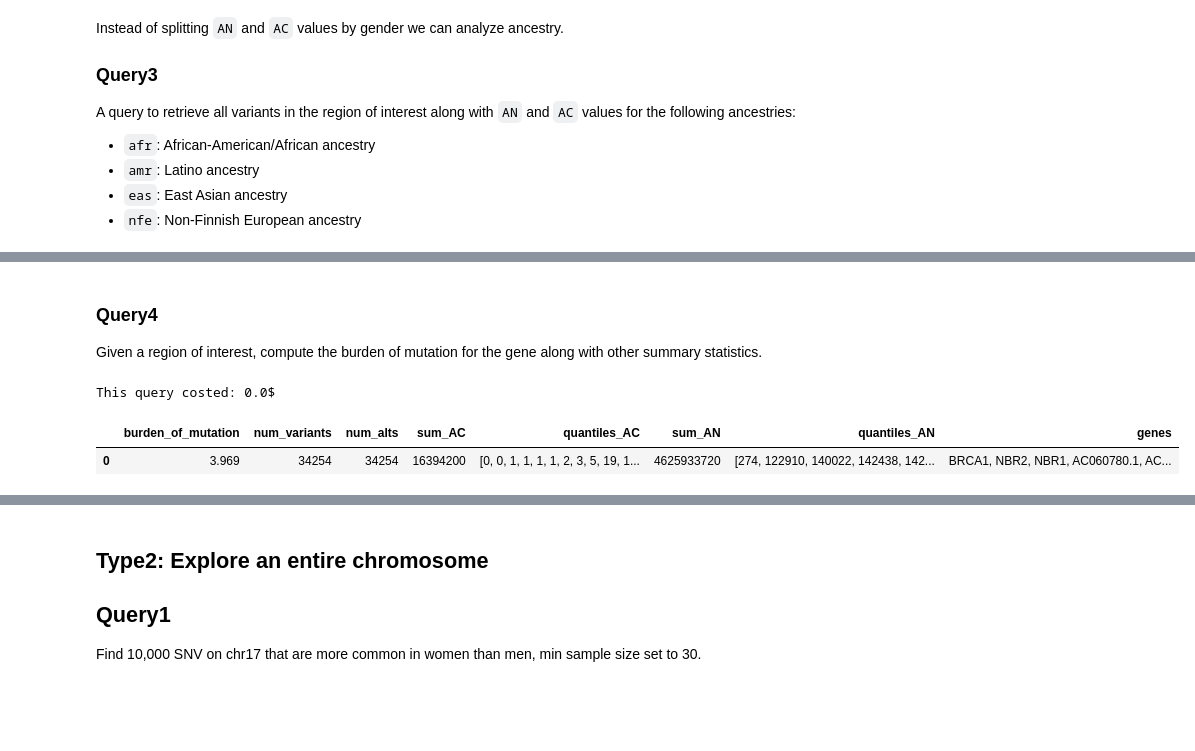
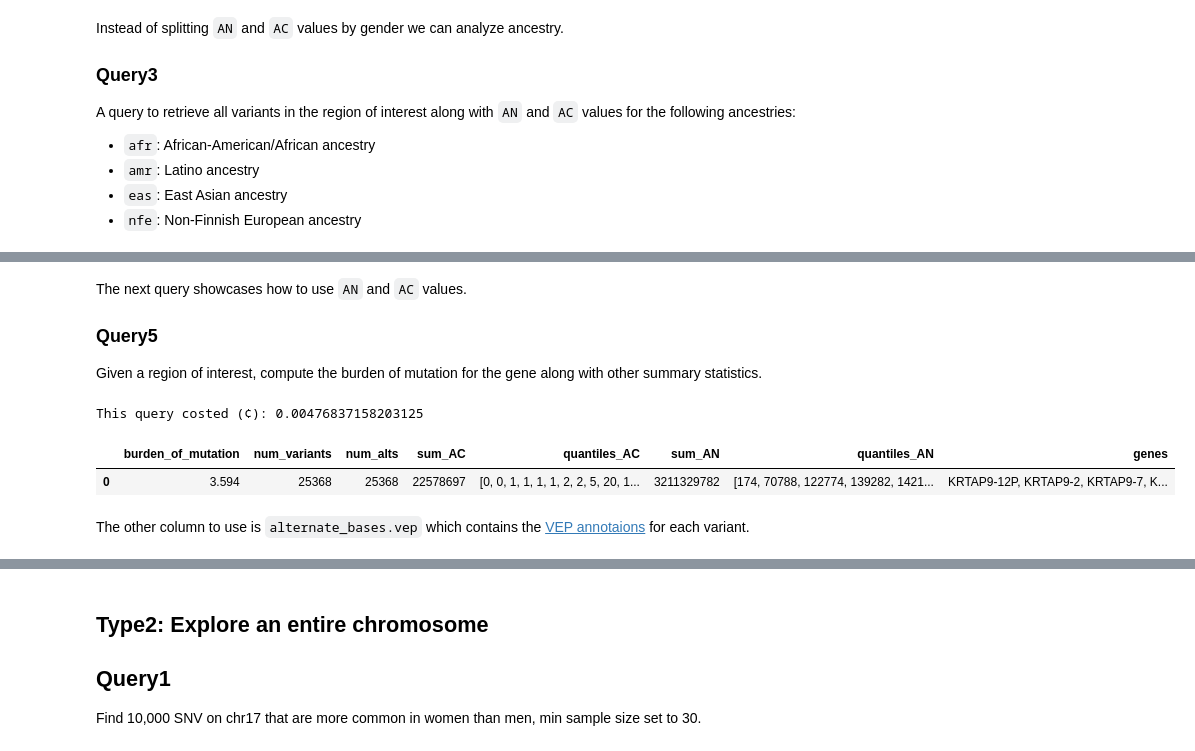
Before and after one commit to samanvp/variant-processing-in-BigQuery, a Jupyter notebook: gnomAD/gnomAD.ipynb, the cells around one changed output, grey strips where cells are left out. Saved outputs shown, nothing was run; the diff lists cells and outputs as text; code cells hidden in the pictures; blank space fills up the shorter version.

Commit message:
gnomAD queries update
Version3

```diff
--- a/gnomAD/gnomAD.ipynb
+++ b/gnomAD/gnomAD.ipynb
@@ -68,8 +68,8 @@ interact(f, x='BRCA1');
 Dropdown(description='chromosome:', index=16, options=('chr1', 'chr2', 'chr3', 'chr4', 'chr5', 'chr6', 'chr7',…
 # %%
 # ToDo: Use ipywidgets to get inputs from user
-chromosome = 'chr17'
-gene_symbol = 'BRCA1'
+chromosome = 'chr4'
+gene_symbol = 'SNCA'#'BRCA1'
 gnomad_version = 'v3_genomes'
 # %%
 from google.cloud import bigquery
@@ -220,0 +228,15 @@ This query costed (¢): 0.00476837158203125
+# %%
+query_template = """
+SELECT column_name, field_path, description
+FROM `bigquery-public-data`.gnomAD.INFORMATION_SCHEMA.COLUMN_FIELD_PATHS
+WHERE table_name = "v2_1_1_genomes__chr17"
+      AND column_name IN (
+          SELECT COLUMN_NAME
+          FROM `bigquery-public-data`.gnomAD.INFORMATION_SCHEMA.COLUMNS
+          WHERE table_name = "v2_1_1_genomes__chr17")
+"""
+query = query_template.format(GNOMAD_VER=gnomad_version, CHROM=chromosome, X=x, Y=y)
+
+column_info = run_query(query)
+print('There are {} columns in `bigquery-public-data.gnomAD.{}__{}` table'.format(len(column_info.index), gnomad_version, chromosome))
+column_info.head(7)
@@ -221,37 +294,41 @@ This query costed (¢): 0.00476837158203125
 # %% [markdown]
-### Query4
+The next query showcases how to use `AN` and `AC` values.
+
+### Query5
 Given a region of interest, compute the burden of mutation for the gene along with other summary statistics.
 # %%
 query_template = """
 WITH summary_stats AS (
 SELECT
   COUNT(1) AS num_variants,
   SUM(ARRAY_LENGTH(alternate_bases)) AS num_alts,  # This data appears to be bi-allelic.
   SUM((SELECT alt.AC FROM UNNEST(alternate_bases) AS alt)) AS sum_AC,
   APPROX_QUANTILES((SELECT alt.AC FROM UNNEST(alternate_bases) AS alt), 10) AS quantiles_AC,
   SUM(AN) AS sum_AN,
   APPROX_QUANTILES(AN, 10) AS quantiles_AN,
   -- Also include some information from Variant Effect Predictor (VEP).
   STRING_AGG(DISTINCT (SELECT annot.symbol FROM UNNEST(alternate_bases) AS alt,
                                                 UNNEST(vep) AS annot LIMIT 1), ', ') AS genes
 FROM `bigquery-public-data.gnomAD.{GNOMAD_VER}__{CHROM}` AS main_table
 WHERE start_position >= {X} AND start_position <= {Y})
 ---
 --- The resulting quantiles and burden_of_mutation score give a very rough idea of the mutation
 --- rate within these particular regions of the genome. This query could be further refined to
 --- compute over smaller windows within the regions of interest and/or over different groupings
 --- of AC and AN by population.
 ---
 SELECT
   ROUND(({Y} - {X}) / num_variants, 3) AS burden_of_mutation,
   *,
 FROM summary_stats
 """
 query = query_template.format(GNOMAD_VER=gnomad_version, CHROM=chromosome, X=x, Y=y)
 
-stats = run_query(query)
-stats.head()
+burden_of_mu = run_query(query)
+burden_of_mu.head()
 # %% [output]
-This query costed: 0.0$
+This query costed (¢): 0.00476837158203125
 |  | burden_of_mutation | num_variants | num_alts | sum_AC | quantiles_AC | sum_AN | quantiles_AN | genes |
-| 0 | 3.969 | 34254 | 34254 | 16394200 | [0, 0, 1, 1, 1, 1, 2, 3, 5, 19, 1... | 4625933720 | [274, 122910, 140022, 142438, 142... | BRCA1, NBR2, NBR1, AC060780.1, AC... |
+| 0 | 3.594 | 25368 | 25368 | 22578697 | [0, 0, 1, 1, 1, 1, 2, 2, 5, 20, 1... | 3211329782 | [174, 70788, 122774, 139282, 1421... | KRTAP9-12P, KRTAP9-2, KRTAP9-7, K... |
+# %% [markdown]
+The other column to use is `alternate_bases.vep` which contains the [VEP annotaions](https://uswest.ensembl.org/info/docs/tools/vep/index.html) for each variant.
```
Also changed, not shown: parts of 12 cells of this notebook.
